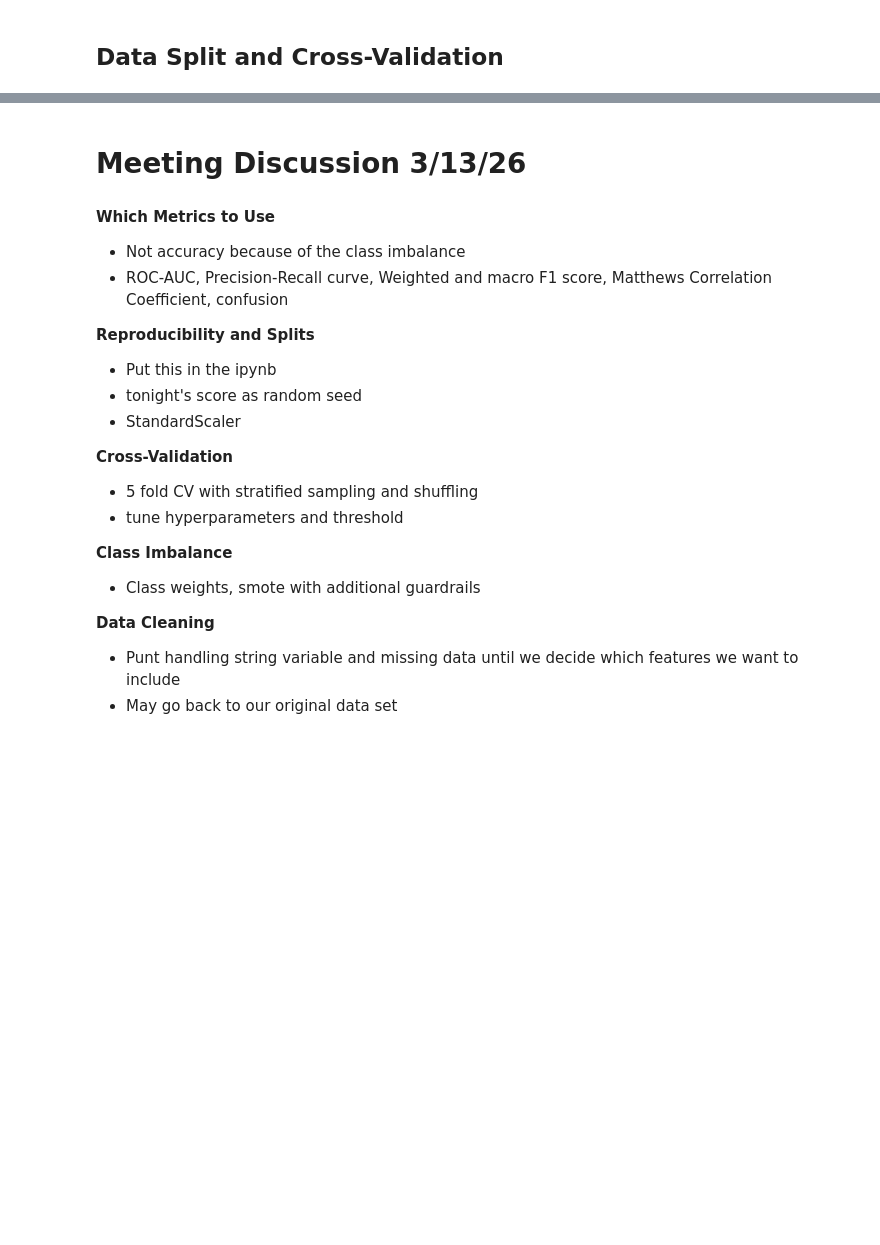
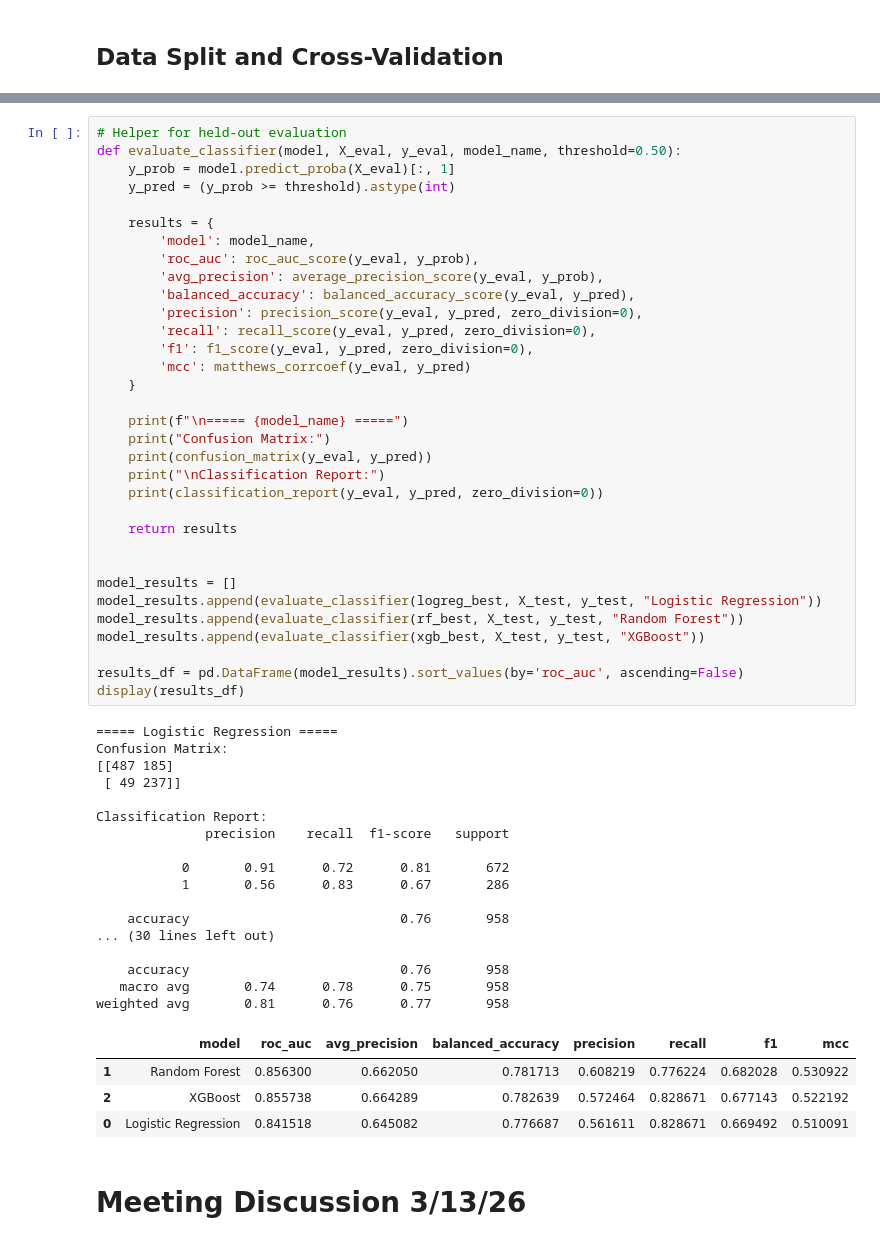
Before and after one commit to Rjashby1/cms-hai-risk-prediction, a Jupyter notebook: code/main_pipeline.ipynb, the cells around one changed output, grey strips where cells are left out. Drawn from its saved outputs; the diff is of its cells as text; blank space fills up the shorter version.

```diff
--- a/code/main_pipeline.ipynb
+++ b/code/main_pipeline.ipynb
@@ -238,24 +530,57 @@ Blurb
+# %%
+# Helper for held-out evaluation
+def evaluate_classifier(model, X_eval, y_eval, model_name, threshold=0.50):
+    y_prob = model.predict_proba(X_eval)[:, 1]
+    y_pred = (y_prob >= threshold).astype(int)
+
+    results = {
+        'model': model_name,
+        'roc_auc': roc_auc_score(y_eval, y_prob),
+        'avg_precision': average_precision_score(y_eval, y_prob),
+        'balanced_accuracy': balanced_accuracy_score(y_eval, y_pred),
+        'precision': precision_score(y_eval, y_pred, zero_division=0),
+        'recall': recall_score(y_eval, y_pred, zero_division=0),
+        'f1': f1_score(y_eval, y_pred, zero_division=0),
+        'mcc': matthews_corrcoef(y_eval, y_pred)
+    }
+
+    print(f"\n===== {model_name} =====")
+    print("Confusion Matrix:")
+    print(confusion_matrix(y_eval, y_pred))
+    print("\nClassification Report:")
+    print(classification_report(y_eval, y_pred, zero_division=0))
+
+    return results
+
+
+model_results = []
+model_results.append(evaluate_classifier(logreg_best, X_test, y_test, "Logistic Regression"))
+model_results.append(evaluate_classifier(rf_best, X_test, y_test, "Random Forest"))
+model_results.append(evaluate_classifier(xgb_best, X_test, y_test, "XGBoost"))
+
+results_df = pd.DataFrame(model_results).sort_values(by='roc_auc', ascending=False)
+display(results_df)
+# %% [output]
+===== Logistic Regression =====
+Confusion Matrix:
+[[487 185]
+ [ 49 237]]
+
+Classification Report:
+              precision    recall  f1-score   support
+
+           0       0.91      0.72      0.81       672
+           1       0.56      0.83      0.67       286
+
+    accuracy                           0.76       958
+... (30 lines left out)
+
+    accuracy                           0.76       958
+   macro avg       0.74      0.78      0.75       958
+weighted avg       0.81      0.76      0.77       958
+|  | model | roc_auc | avg_precision | balanced_accuracy | precision | recall | f1 | mcc |
+| 1 | Random Forest | 0.856300 | 0.662050 | 0.781713 | 0.608219 | 0.776224 | 0.682028 | 0.530922 |
+| 2 | XGBoost | 0.855738 | 0.664289 | 0.782639 | 0.572464 | 0.828671 | 0.677143 | 0.522192 |
+| 0 | Logistic Regression | 0.841518 | 0.645082 | 0.776687 | 0.561611 | 0.828671 | 0.669492 | 0.510091 |
 # %% [markdown]
 # Meeting Discussion 3/13/26
-# %% [markdown]
-**Which Metrics to Use**
-
-- Not accuracy because of the class imbalance
-- ROC-AUC, Precision-Recall curve, Weighted and macro F1 score, Matthews Correlation Coefficient, confusion
-
-**Reproducibility and Splits**
-
-- Put this in the ipynb
-- tonight's score as random seed
-- StandardScaler
-
-**Cross-Validation**
-- 5 fold CV with stratified sampling and shuffling
-- tune hyperparameters and threshold
-
-**Class Imbalance**
-- Class weights, smote with additional guardrails
-
-**Data Cleaning**
-- Punt handling string variable and missing data until we decide which features we want to include
-- May go back to our original data set
```
Also changed, not shown: parts of 20 cells of this notebook, 6 other files.
